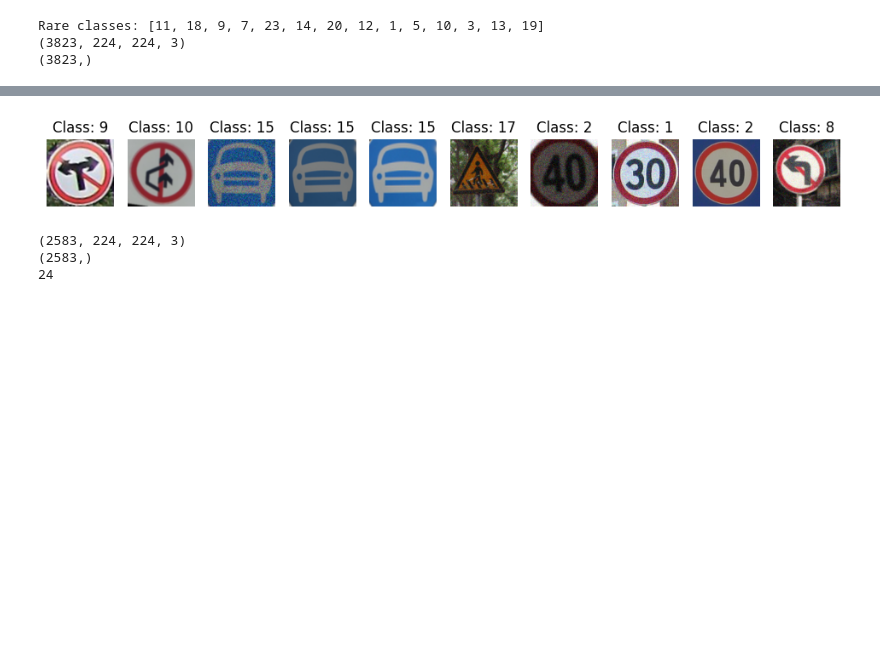
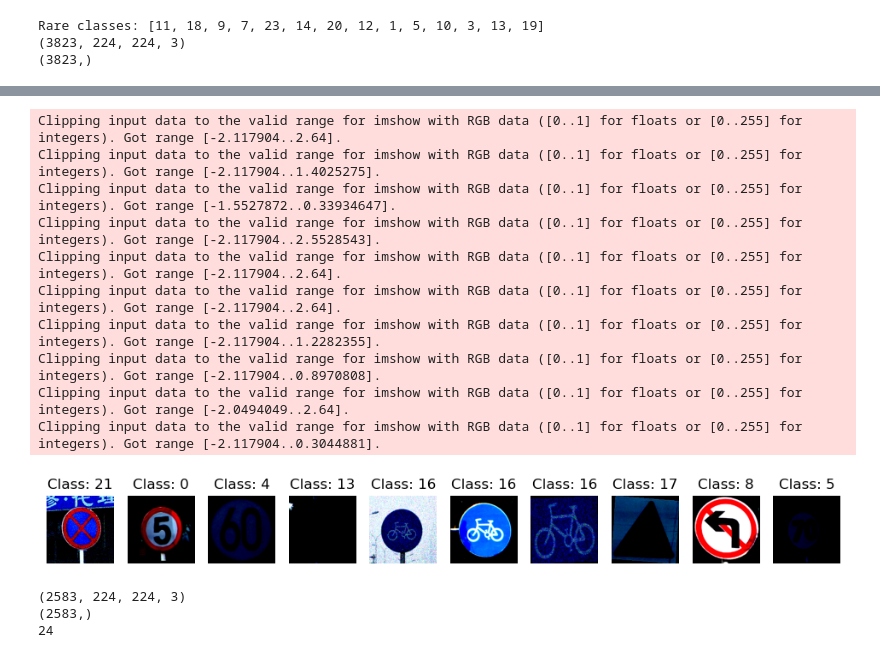
Before and after one commit to amelialon/IT1244-Final-Project, a Jupyter notebook: Proj.ipynb, the cells around one changed output, grey strips where cells are left out. Saved outputs shown, nothing was run; the diff lists cells and outputs as text; code cells hidden in the pictures; blank space fills up the shorter version.

```diff
--- a/Proj.ipynb
+++ b/Proj.ipynb
@@ -190,8 +201,8 @@ train_images = []
 train_labels = []
 
 # Define what we consider a "rare class"
-rare_threshold = 150
-extra_copies = 2       # generated 3 extra augmented data for rare classes
+rare_threshold = 100
+extra_copies = 2       # generated 2 extra augmented data for rare classes
 
 # First, count how many samples each class has
 all_labels = [int(f.split("__")[0]) for f in os.listdir(train_folder) if f.endswith(".png")]
@@ -262,7 +275,7 @@ train_images = []
 train_labels = []
 
 # Define rare class threshold and augmentation params
-rare_threshold = 150
+rare_threshold = 100
 extra_copies = 2
 
 # Low-quality filtering thresholds
@@ -307,21 +320,33 @@ for img_file in os.listdir(train_folder):
 
         # Apply augmentations
         if class_label in rare_classes:
-            img_aug = adjust_brightness(img_aug, prob=1.0)
-            img_aug = adjust_saturation(img_aug, min_factor=0.6, max_factor=1.6, prob=1.0)
-            img_aug = rotate_image(img_aug, max_angle=15, rotation_prob=1.0)
-            img_aug = apply_random_blur(img_aug, prob=1.0)
-            img_aug = add_random_noise(img_aug, prob=1.0)
+            img_aug = adjust_brightness(img_aug, min_factor=0.98, max_factor=1.05, prob=0.5)
+            img_aug = adjust_saturation(img_aug, min_factor=0.95, max_factor=1.1, prob=0.4)
+            img_aug = rotate_image(img_aug, max_angle=10, rotation_prob=0.5)
+            img_aug = add_random_noise(img_aug, prob=0.1)  # reduce noise even more
+            img_aug = apply_random_blur(img_aug, prob=0.2)
+
+
+
         else:
-            img_aug = rotate_image(img_aug, max_angle=10, rotation_prob=rotation_prob)
-            img_aug = adjust_brightness(img_aug, prob=0.5)
-            img_aug = adjust_saturation(img_aug, min_factor=min_saturation, max_factor=max_saturation, prob=saturation_prob)
-            img_aug = apply_random_blur(img_aug, prob=blur_prob)
-            img_aug = add_random_noise(img_aug, prob=noise_prob)
+            img_aug = rotate_image(img_aug, max_angle=7, rotation_prob=0.3)
+            img_aug = adjust_brightness(img_aug, min_factor=0.98, max_factor=1.05, prob=0.3)
+            img_aug = adjust_saturation(img_aug, min_factor=0.95, max_factor=1.1, prob=0.3)
+            img_aug = add_random_noise(img_aug, prob=0.1)
+            img_aug = apply_random_blur(img_aug, prob=0.1)
+
+
 
         # Resize, normalize, and store
         img_aug = resize_image(img_aug, target_size)
         img_aug = np.array(img_aug) / 255.0
+        img_aug = torch.tensor(img_aug, dtype=torch.float32).permute(2, 0, 1)  # [H, W, C] → [C, H, W]
+
+        # Brightness check BEFORE normalization
+        if torch.mean(img_aug) < 0.05:
+            return  # Skip too-dark image
+
+        img_aug = normalize_image(img_aug)
         train_images.append(img_aug)
         train_labels.append(class_label)
 
@@ -394,18 +419,28 @@ Class 23: 348 samples
 # %%
 num_samples = 10 # Number of images to display
 random_indices = random.sample(range(len(X_train)), num_samples)
 #random_indices = np.size(random.sample(range(len(X_train)), 1))
 #print(random_indices)
 plt.figure(figsize=(12, 6))
 for i, idx in enumerate(random_indices):
     plt.subplot(1, num_samples, i + 1)
-    plt.imshow(X_train[idx])  # Show image
+    plt.imshow(np.transpose(X_train[idx], (1, 2, 0)))  # Convert [C, H, W] to [H, W, C]
     plt.title(f"Class: {y_train[idx]}")
     plt.axis("off")
 
 plt.show()
 # %% [output]
+Clipping input data to the valid range for imshow with RGB data ([0..1] for floats or [0..255] for integers). Got range [-2.117904..2.64].
+Clipping input data to the valid range for imshow with RGB data ([0..1] for floats or [0..255] for integers). Got range [-2.117904..1.4025275].
+Clipping input data to the valid range for imshow with RGB data ([0..1] for floats or [0..255] for integers). Got range [-1.5527872..0.33934647].
+Clipping input data to the valid range for imshow with RGB data ([0..1] for floats or [0..255] for integers). Got range [-2.117904..2.5528543].
+Clipping input data to the valid range for imshow with RGB data ([0..1] for floats or [0..255] for integers). Got range [-2.117904..2.64].
+Clipping input data to the valid range for imshow with RGB data ([0..1] for floats or [0..255] for integers). Got range [-2.117904..2.64].
+Clipping input data to the valid range for imshow with RGB data ([0..1] for floats or [0..255] for integers). Got range [-2.117904..1.2282355].
+Clipping input data to the valid range for imshow with RGB data ([0..1] for floats or [0..255] for integers). Got range [-2.117904..0.8970808].
+Clipping input data to the valid range for imshow with RGB data ([0..1] for floats or [0..255] for integers). Got range [-2.0494049..2.64].
+Clipping input data to the valid range for imshow with RGB data ([0..1] for floats or [0..255] for integers). Got range [-2.117904..0.3044881].
-[figure, old version]
+[figure, new version]
 # %%
 test_folder = "Test"  # Replace with actual test folder name
 test_images = []
```
Also changed, not shown: parts of 10 cells of this notebook.
